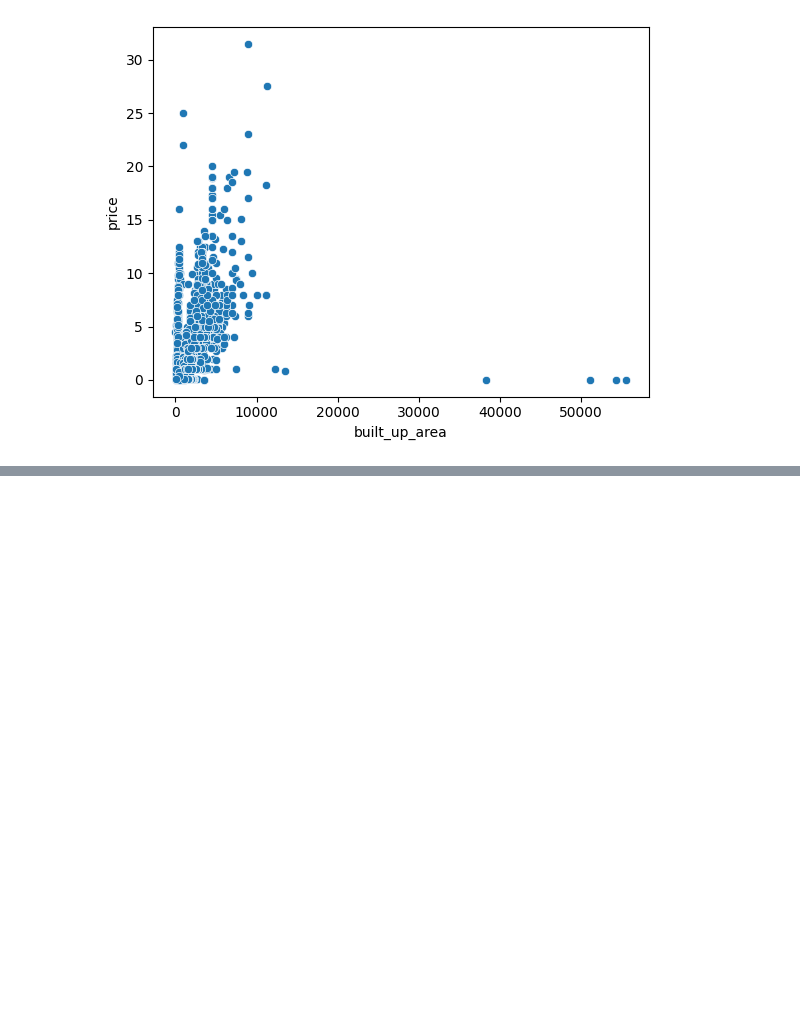
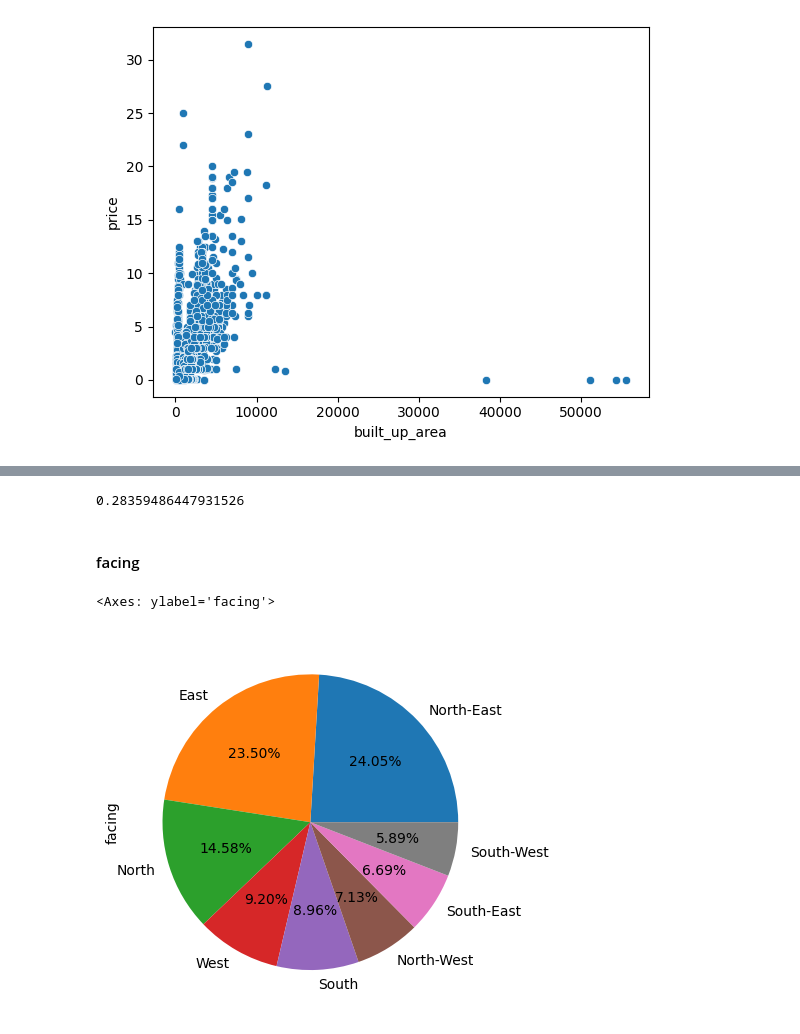
Before and after one commit to saurabh-sisodiya/Real-Estate-ML, a Jupyter notebook: missing-value-imputation.ipynb, the cells around one changed output, grey strips where cells are left out. Cells and saved outputs as stored; diff of their text form; code cells hidden in the pictures; blank space fills up the shorter version.

Commit message:
Missing Value Imputation

```diff
--- a/missing-value-imputation.ipynb
+++ b/missing-value-imputation.ipynb
@@ -244,0 +315,2 @@ anamoly_df.sample(5)
+# %%
+df['floorNum'].fillna(2.0, inplace=True)
@@ -244,0 +340,11 @@ anamoly_df.sample(5)
+# %%
+994/df.shape[0]
+# %% [output]
+0.28359486447931526
+# %% [markdown]
+#### facing
+# %%
+df['facing'].value_counts().plot(kind='pie', autopct='%0.2f%%',ylabel='facing')
+# %% [output]
+<Axes: ylabel='facing'>
+[figure, added]
```
Also changed, not shown: parts of 36 cells of this notebook, 1 other file.
